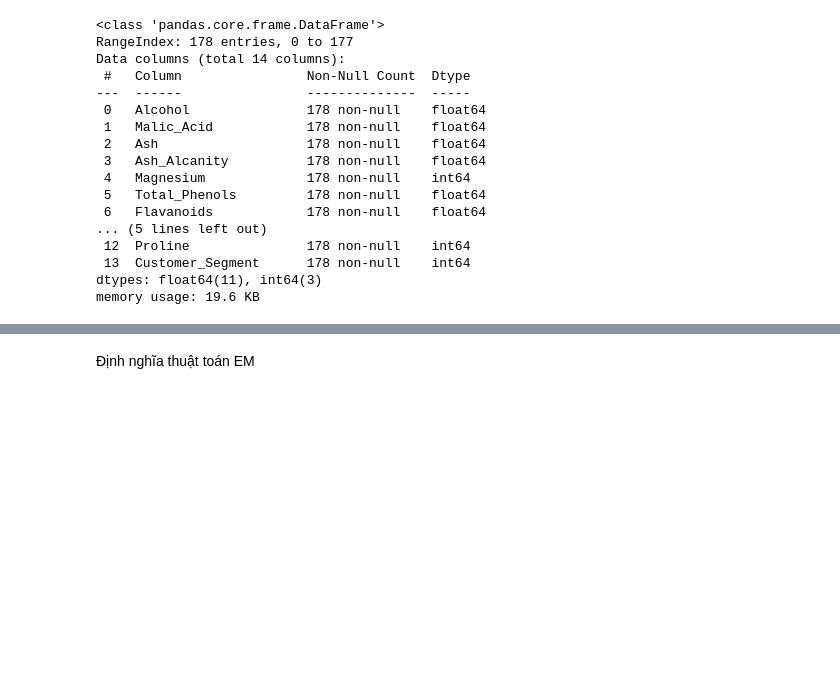
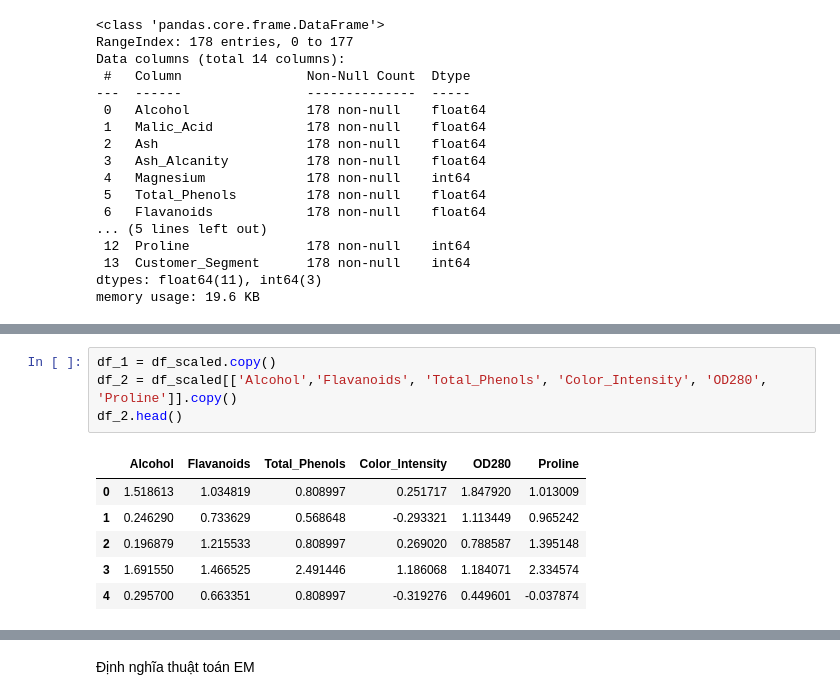
Before and after one commit to trinhtuanphong123/clustering-by-model-based-GMM, a Jupyter notebook: mo_hinh_1.ipynb, the cells around one changed output, grey strips where cells are left out. Drawn from its saved outputs; the diff is of its cells as text; blank space fills up the shorter version.

```diff
--- a/mo_hinh_1.ipynb
+++ b/mo_hinh_1.ipynb
@@ -192,3 +126,14 @@ df_2.head()
+# %%
+df_1 = df_scaled.copy()
+df_2 = df_scaled[['Alcohol','Flavanoids', 'Total_Phenols', 'Color_Intensity', 'OD280', 'Proline']].copy()
+df_2.head()
+# %% [output]
+|  | Alcohol | Flavanoids | Total_Phenols | Color_Intensity | OD280 | Proline |
+| 0 | 1.518613 | 1.034819 | 0.808997 | 0.251717 | 1.847920 | 1.013009 |
+| 1 | 0.246290 | 0.733629 | 0.568648 | -0.293321 | 1.113449 | 0.965242 |
+| 2 | 0.196879 | 1.215533 | 0.808997 | 0.269020 | 0.788587 | 1.395148 |
+| 3 | 1.691550 | 1.466525 | 2.491446 | 1.186068 | 1.184071 | 2.334574 |
+| 4 | 0.295700 | 0.663351 | 0.808997 | -0.319276 | 0.449601 | -0.037874 |
 # %%
 # BƯỚC 1: CHUẨN BỊ DỮ LIỆU VÀ CÁC THAM SỐ
 
```
Also changed, not shown: parts of 16 cells of this notebook, 2 other files.
